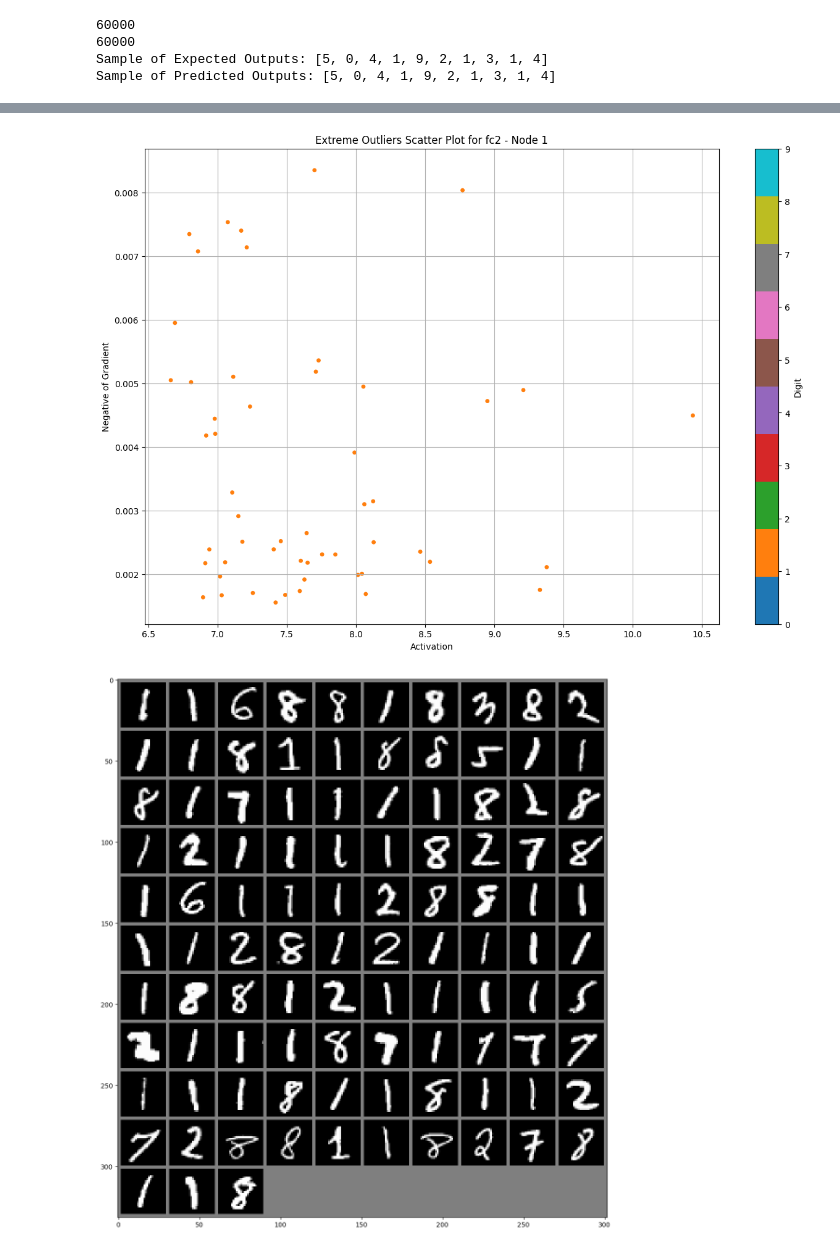
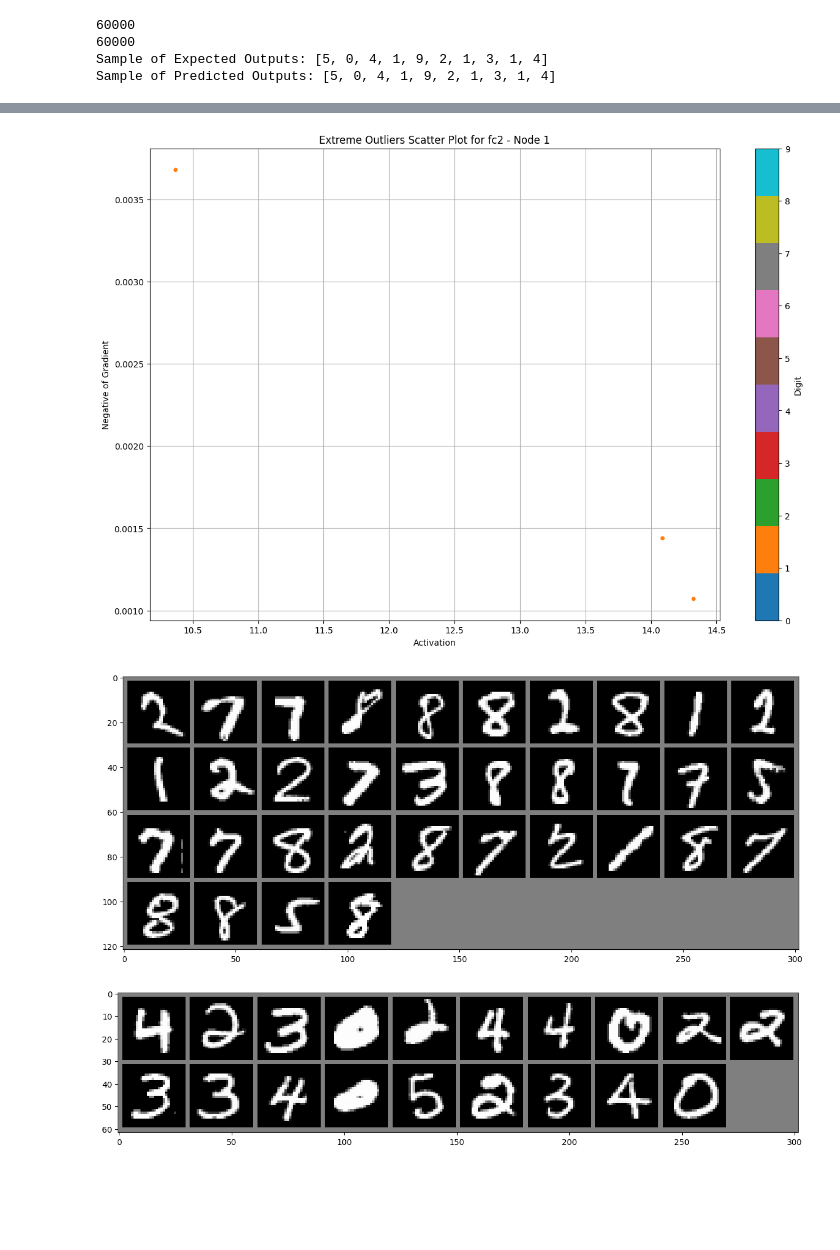
Before and after one commit to benrichards4376/Explanatory-Neural-Networks, a Jupyter notebook: MNIST_explained.ipynb, the cells around one changed output, grey strips where cells are left out. Drawn from its saved outputs; the diff is of its cells as text; code cells hidden in the pictures; blank space fills up the shorter version.

Commit message:
Added explained node explanation

```diff
--- a/MNIST_explained.ipynb
+++ b/MNIST_explained.ipynb
@@ -252,7 +252,7 @@ explainable_net = ExplainableNetwork(model)
 criterion = nn.CrossEntropyLoss()
 optimizer = optim.Adam(model.parameters(), lr=0.001)
 
-num_epochs = 2  # Adjust as needed
+num_epochs = 10  # Adjust as needed
 
 for epoch in range(num_epochs):
     explainable_net.start_epoch(epoch, num_epochs)
@@ -618,7 +618,7 @@ def plot_extreme_outliers_quad(explainable_network, layer_name, node_index, quad
 # Example usage:
 plot_extreme_outliers_quad(explainable_net, layer_name, node_index, std_dev_threshold=1.5, quadrant= 1, selected_class=1)  # Adjust std_dev_threshold as needed
 # %% [output]
-[figure, old version]
+[figure, new version]
 # %%
 import pandas as pd
 
@@ -690,29 +690,37 @@ def extreme_outliers_quad(explainable_network, layer_name, node_index, quadrant,
 
 
 # Example usage:
-display = extreme_outliers_quad(explainable_net, 'fc2', node_index, std_dev_threshold=1.5, quadrant= 1)  # Adjust std_dev_threshold as needed
+displayPos = extreme_outliers_quad(explainable_net, 'fc2', node_index, std_dev_threshold=1.5, quadrant= 1)  # Adjust std_dev_threshold as needed
+displayNeg = extreme_outliers_quad(explainable_net, 'fc2', node_index, std_dev_threshold=1.5, quadrant= 3)  # Adjust std_dev_threshold as needed
+
 truePos =  extreme_outliers_quad(explainable_net, 'fc2', node_index, std_dev_threshold=1.5, quadrant= 1, selected_class = 1)
 trueNeg =  extreme_outliers_quad(explainable_net, 'fc2', node_index, std_dev_threshold=1.5, quadrant= 3, selected_class = 3)
 # %%
 def display_image_grid(images, rows, cols):
     grid = torchvision.utils.make_grid(images, nrow=cols)
     grid = grid / 2 + 0.5  # Unnormalize
     plt.figure(figsize=(15, 15))  # Adjust the size as needed
     plt.imshow(grid.permute(1, 2, 0))
     plt.show()
 
 # Number of images per grid
 images_per_grid = 128  # for example, a 4x4 grid
 
 # Calculate rows and columns for the grid
 cols = 10  # Number of columns
 rows = images_per_grid // cols
 
 # Display the images in grids
-for i in range(0, len(display), images_per_grid):
-    selected_indices = display[i:i+images_per_grid]
+for i in range(0, len(displayPos), images_per_grid):
+    selected_indices = displayPos[i:i+images_per_grid]
     selected_images = torch.stack([all_images[index] for index in selected_indices])
     display_image_grid(selected_images, rows, cols)
+
+for i in range(0, len(displayNeg), images_per_grid):
+    selected_indices = displayNeg[i:i+images_per_grid]
+    selected_images = torch.stack([all_images[index] for index in selected_indices])
+    display_image_grid(selected_images, rows, cols)
 # %% [output]
-[figure, old version]
+[figure, new version]
+[figure, added]
 # %%
```
Also changed, not shown: parts of 10 cells of this notebook.
